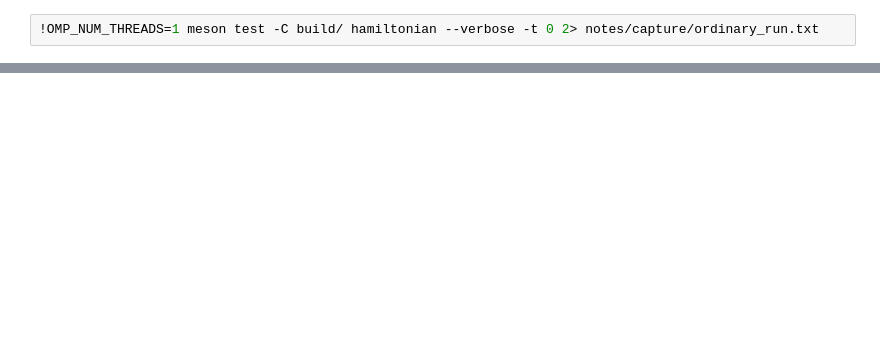
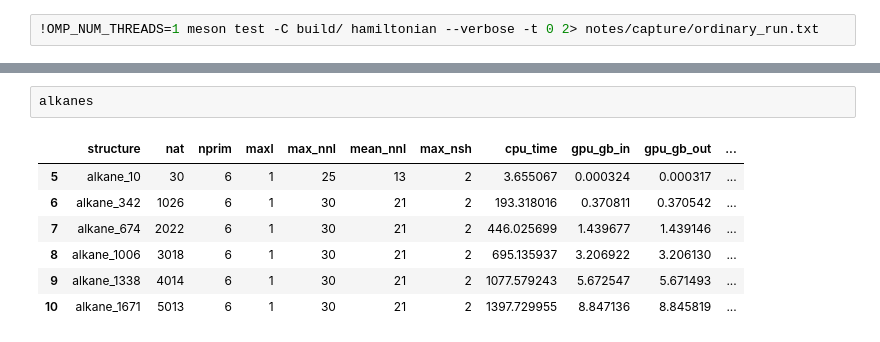
Before and after one commit to tornikeo/tblite, a Jupyter notebook: notes/perfplot.ipynb, the cells around one changed output, grey strips where cells are left out. Saved outputs shown, nothing was run; the diff lists cells and outputs as text; blank space fills up the shorter version.

```diff
--- a/notes/perfplot.ipynb
+++ b/notes/perfplot.ipynb
@@ -77,3 +54,13 @@ df
+# %%
+alkanes
+# %% [output]
+|  | structure | nat | nprim | maxl | max_nnl | mean_nnl | max_nsh | cpu_time | gpu_gb_in | gpu_gb_out | ... |
+| 5 | alkane_10 | 30 | 6 | 1 | 25 | 13 | 2 | 3.655067 | 0.000324 | 0.000317 | ... |
+| 6 | alkane_342 | 1026 | 6 | 1 | 30 | 21 | 2 | 193.318016 | 0.370811 | 0.370542 | ... |
+| 7 | alkane_674 | 2022 | 6 | 1 | 30 | 21 | 2 | 446.025699 | 1.439677 | 1.439146 | ... |
+| 8 | alkane_1006 | 3018 | 6 | 1 | 30 | 21 | 2 | 695.135937 | 3.206922 | 3.206130 | ... |
+| 9 | alkane_1338 | 4014 | 6 | 1 | 30 | 21 | 2 | 1077.579243 | 5.672547 | 5.671493 | ... |
+| 10 | alkane_1671 | 5013 | 6 | 1 | 30 | 21 | 2 | 1397.729955 | 8.847136 | 8.845819 | ... |
 # %%
 import matplotlib.pyplot as plt
 
```
Also changed, not shown: parts of 8 cells of this notebook, 4 other files.
